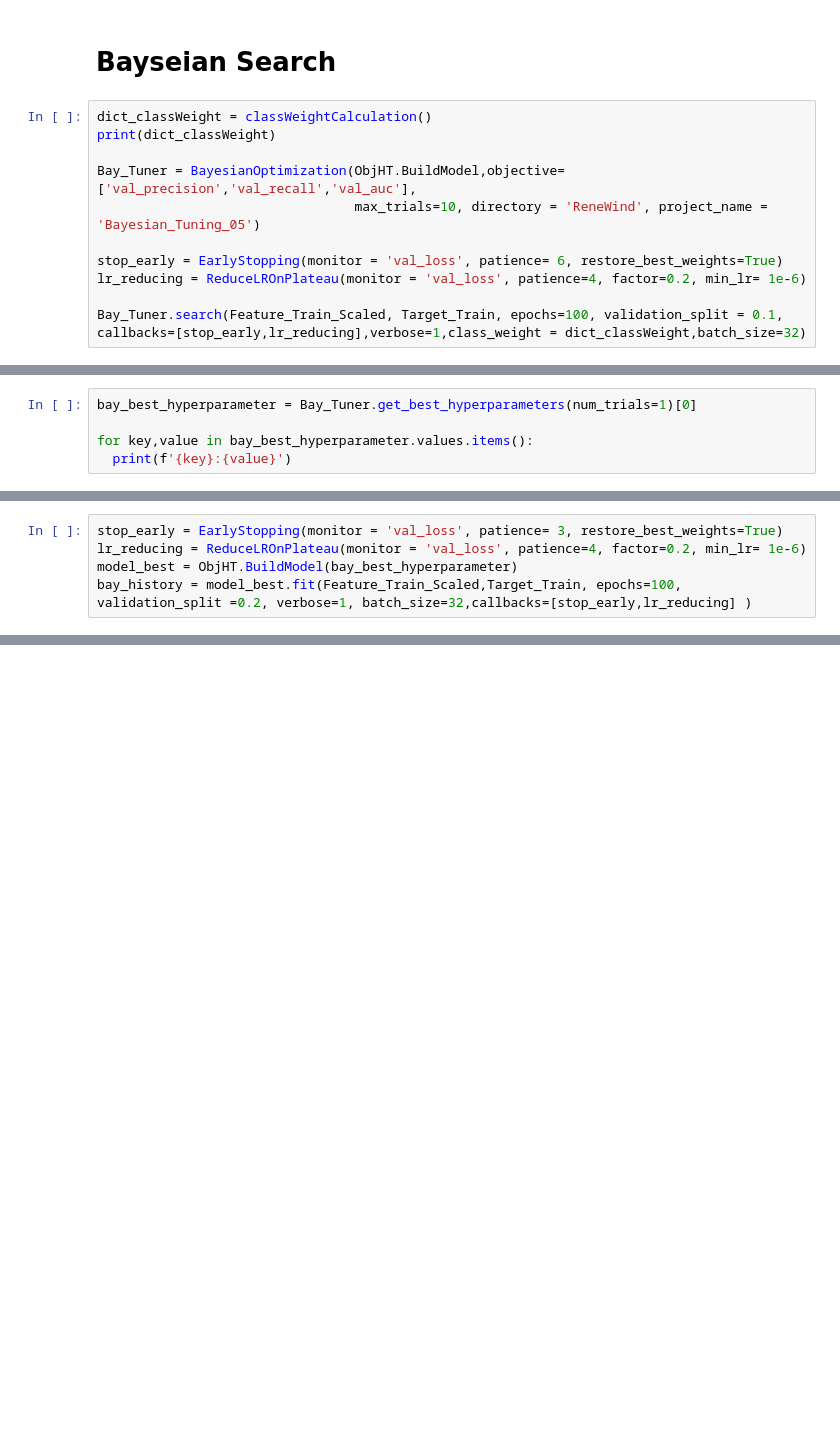
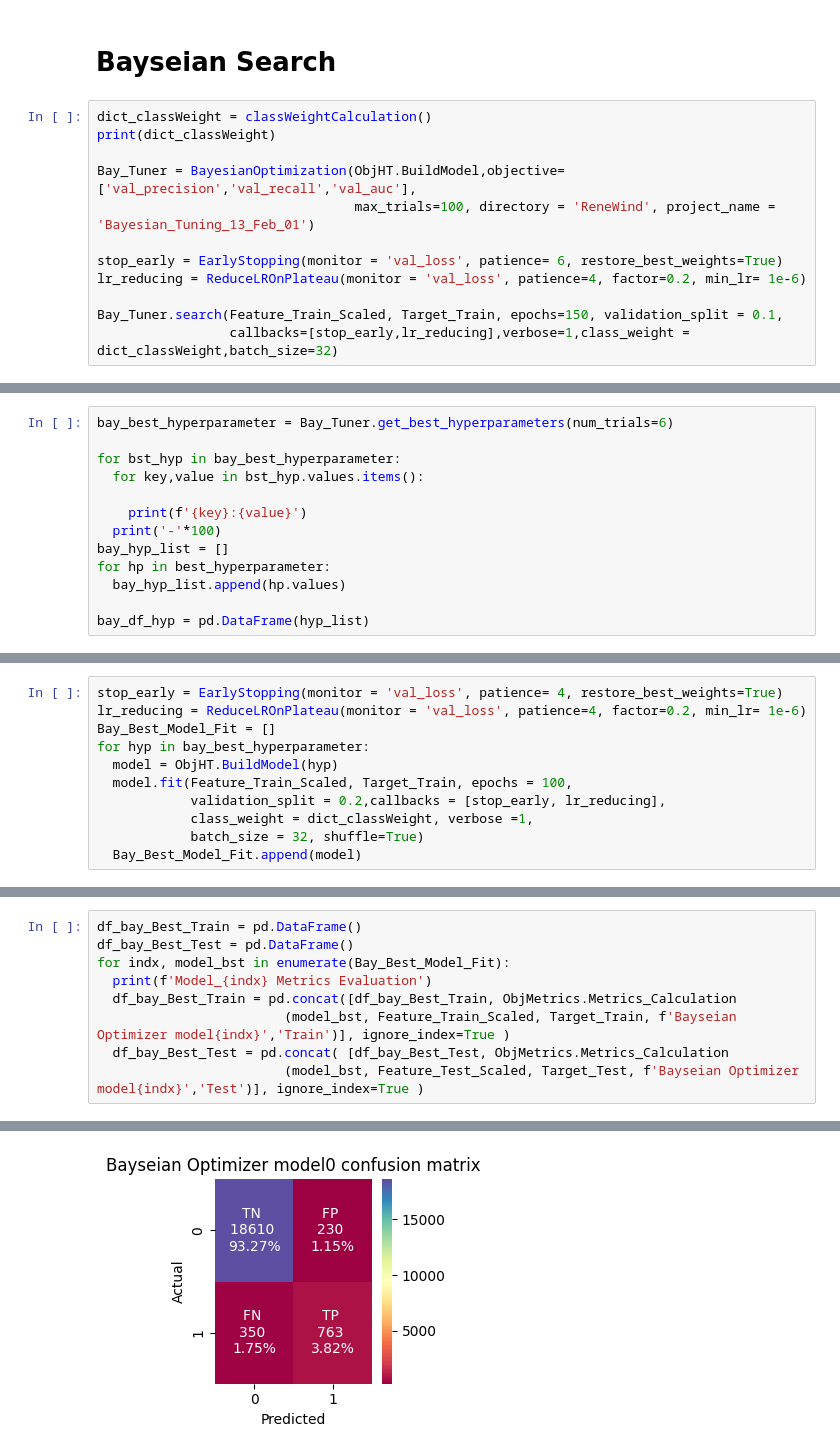
Before and after one commit to jpkarthik/AIMLHandson, a Jupyter notebook: Neural Networks/ReneWind_v1_0.ipynb, the cells around one changed output, grey strips where cells are left out. Saved outputs shown, nothing was run; the diff lists cells and outputs as text; blank space fills up the shorter version.

```diff
--- a/Neural Networks/ReneWind_v1_0.ipynb
+++ b/Neural Networks/ReneWind_v1_0.ipynb
@@ -582,10 +911,11 @@ dict_classWeight = classWeightCalculation()
 print(dict_classWeight)
 
 Bay_Tuner = BayesianOptimization(ObjHT.BuildModel,objective=['val_precision','val_recall','val_auc'],
-                                 max_trials=10, directory = 'ReneWind', project_name = 'Bayesian_Tuning_05')
+                                 max_trials=100, directory = 'ReneWind', project_name = 'Bayesian_Tuning_13_Feb_01')
 
 stop_early = EarlyStopping(monitor = 'val_loss', patience= 6, restore_best_weights=True)
 lr_reducing = ReduceLROnPlateau(monitor = 'val_loss', patience=4, factor=0.2, min_lr= 1e-6)
 
-Bay_Tuner.search(Feature_Train_Scaled, Target_Train, epochs=100, validation_split = 0.1, callbacks=[stop_early,lr_reducing],verbose=1,class_weight = dict_classWeight,batch_size=32)
+Bay_Tuner.search(Feature_Train_Scaled, Target_Train, epochs=150, validation_split = 0.1,
+                 callbacks=[stop_early,lr_reducing],verbose=1,class_weight = dict_classWeight,batch_size=32)
 # %% [output]
@@ -597,6 +947,14 @@ Total elapsed time: 00h 26m 26s
 # %%
-bay_best_hyperparameter = Bay_Tuner.get_best_hyperparameters(num_trials=1)[0]
+bay_best_hyperparameter = Bay_Tuner.get_best_hyperparameters(num_trials=6)
 
-for key,value in bay_best_hyperparameter.values.items():
-  print(f'{key}:{value}')
+for bst_hyp in bay_best_hyperparameter:
+  for key,value in bst_hyp.values.items():
+
+    print(f'{key}:{value}')
+  print('-'*100)
+bay_hyp_list = []
+for hp in best_hyperparameter:
+  bay_hyp_list.append(hp.values)
+
+bay_df_hyp = pd.DataFrame(hyp_list)
 # %% [output]
@@ -723,7 +998,13 @@ bay_df_Test_Metrics_RS
 # %%
-stop_early = EarlyStopping(monitor = 'val_loss', patience= 3, restore_best_weights=True)
+stop_early = EarlyStopping(monitor = 'val_loss', patience= 4, restore_best_weights=True)
 lr_reducing = ReduceLROnPlateau(monitor = 'val_loss', patience=4, factor=0.2, min_lr= 1e-6)
-model_best = ObjHT.BuildModel(bay_best_hyperparameter)
-bay_history = model_best.fit(Feature_Train_Scaled,Target_Train, epochs=100, validation_split =0.2, verbose=1, batch_size=32,callbacks=[stop_early,lr_reducing] )
+Bay_Best_Model_Fit = []
+for hyp in bay_best_hyperparameter:
+  model = ObjHT.BuildModel(hyp)
+  model.fit(Feature_Train_Scaled, Target_Train, epochs = 100,
+            validation_split = 0.2,callbacks = [stop_early, lr_reducing],
+            class_weight = dict_classWeight, verbose =1,
+            batch_size = 32, shuffle=True)
+  Bay_Best_Model_Fit.append(model)
 # %% [output]
 Epoch 1/100
@@ -774,0 +1027,10 @@ Model: "sequential_1"
+# %%
+df_bay_Best_Train = pd.DataFrame()
+df_bay_Best_Test = pd.DataFrame()
+for indx, model_bst in enumerate(Bay_Best_Model_Fit):
+  print(f'Model_{indx} Metrics Evaluation')
+  df_bay_Best_Train = pd.concat([df_bay_Best_Train, ObjMetrics.Metrics_Calculation
+                        (model_bst, Feature_Train_Scaled, Target_Train, f'Bayseian Optimizer model{indx}','Train')], ignore_index=True )
+  df_bay_Best_Test = pd.concat( [df_bay_Best_Test, ObjMetrics.Metrics_Calculation
+                        (model_bst, Feature_Test_Scaled, Target_Test, f'Bayseian Optimizer model{indx}','Test')], ignore_index=True )
+# %% [output]
@@ -774,0 +1053 @@ Model: "sequential_1"
+[figure, added]
```
Also changed, not shown: parts of 50 cells of this notebook.
